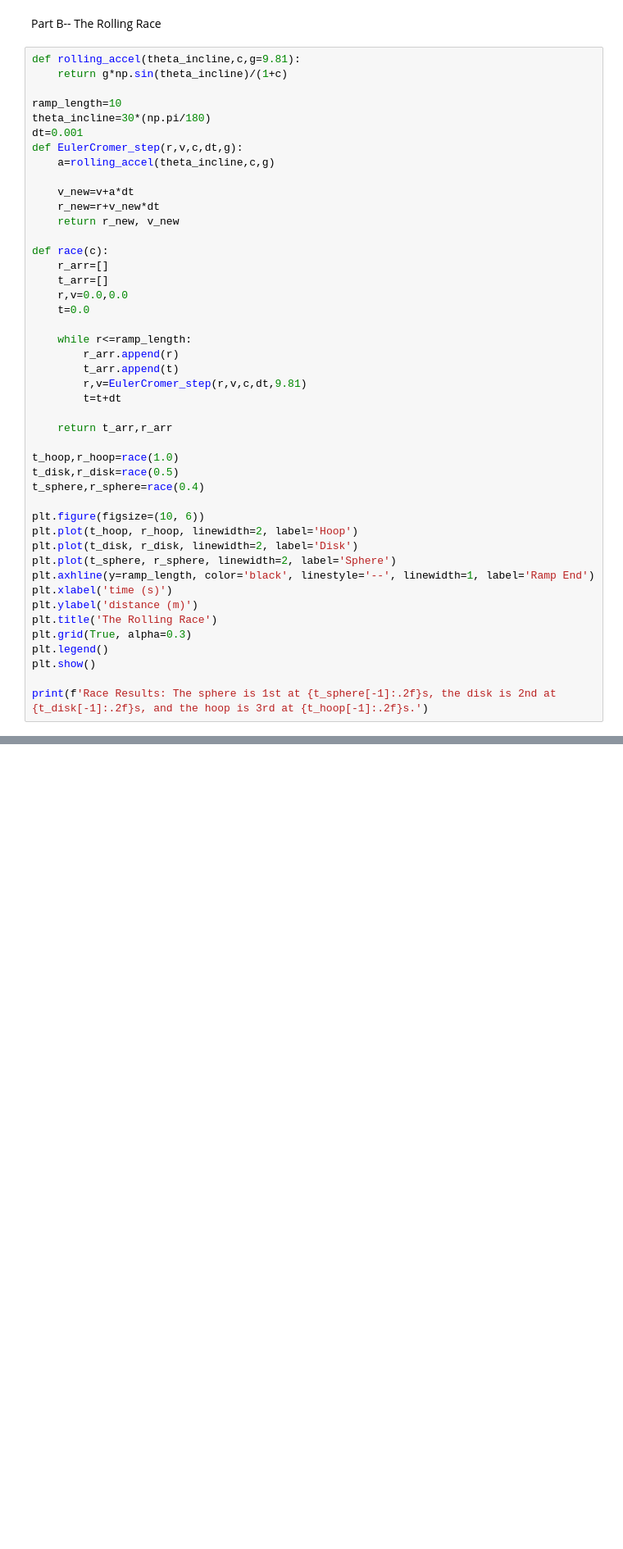
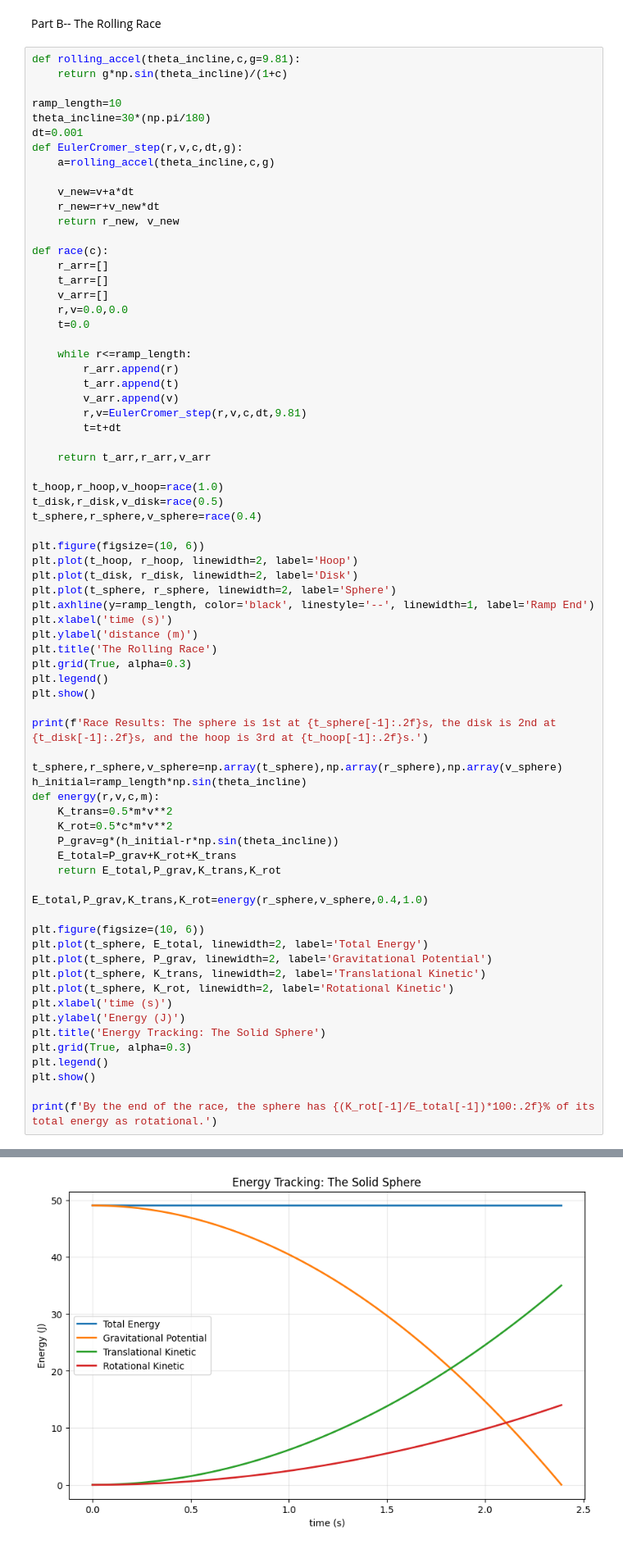
Before and after one commit to barnol-lee/phys311, a Jupyter notebook: Labs/Lab06/lab06_rotation.ipynb, the cells around one changed output, grey strips where cells are left out. Shown at 82% size. Drawn from its saved outputs; the diff is of its cells as text; blank space fills up the shorter version.

```diff
--- a/Labs/Lab06/lab06_rotation.ipynb
+++ b/Labs/Lab06/lab06_rotation.ipynb
@@ -89,34 +89,62 @@ def EulerCromer_step(r,v,c,dt,g):
 def race(c):
     r_arr=[]
     t_arr=[]
+    v_arr=[]
     r,v=0.0,0.0
     t=0.0
 
     while r<=ramp_length:
         r_arr.append(r)
         t_arr.append(t)
+        v_arr.append(v)
         r,v=EulerCromer_step(r,v,c,dt,9.81)
         t=t+dt
 
-    return t_arr,r_arr
+    return t_arr,r_arr,v_arr
 
-t_hoop,r_hoop=race(1.0)
-t_disk,r_disk=race(0.5)
-t_sphere,r_sphere=race(0.4)
+t_hoop,r_hoop,v_hoop=race(1.0)
+t_disk,r_disk,v_disk=race(0.5)
+t_sphere,r_sphere,v_sphere=race(0.4)
 
 plt.figure(figsize=(10, 6))
 plt.plot(t_hoop, r_hoop, linewidth=2, label='Hoop')
 plt.plot(t_disk, r_disk, linewidth=2, label='Disk')
 plt.plot(t_sphere, r_sphere, linewidth=2, label='Sphere')
 plt.axhline(y=ramp_length, color='black', linestyle='--', linewidth=1, label='Ramp End')
 plt.xlabel('time (s)')
 plt.ylabel('distance (m)')
 plt.title('The Rolling Race')
 plt.grid(True, alpha=0.3)
 plt.legend()
 plt.show()
 
 print(f'Race Results: The sphere is 1st at {t_sphere[-1]:.2f}s, the disk is 2nd at {t_disk[-1]:.2f}s, and the hoop is 3rd at {t_hoop[-1]:.2f}s.')
+
+t_sphere,r_sphere,v_sphere=np.array(t_sphere),np.array(r_sphere),np.array(v_sphere)
+h_initial=ramp_length*np.sin(theta_incline)
+def energy(r,v,c,m):
+    K_trans=0.5*m*v**2
+    K_rot=0.5*c*m*v**2
+    P_grav=g*(h_initial-r*np.sin(theta_incline))
+    E_total=P_grav+K_rot+K_trans
+    return E_total,P_grav,K_trans,K_rot
+
+E_total,P_grav,K_trans,K_rot=energy(r_sphere,v_sphere,0.4,1.0)
+
+plt.figure(figsize=(10, 6))
+plt.plot(t_sphere, E_total, linewidth=2, label='Total Energy')
+plt.plot(t_sphere, P_grav, linewidth=2, label='Gravitational Potential')
+plt.plot(t_sphere, K_trans, linewidth=2, label='Translational Kinetic')
+plt.plot(t_sphere, K_rot, linewidth=2, label='Rotational Kinetic')
+plt.xlabel('time (s)')
+plt.ylabel('Energy (J)')
+plt.title('Energy Tracking: The Solid Sphere')
+plt.grid(True, alpha=0.3)
+plt.legend()
+plt.show()
+
+print(f'By the end of the race, the sphere has {(K_rot[-1]/E_total[-1])*100:.2f}% of its total energy as rotational.')
 # %% [output]
 [figure]
 Race Results: The sphere is 1st at 2.39s, the disk is 2nd at 2.47s, and the hoop is 3rd at 2.85s.
+[figure, added]
```
Also changed, not shown: parts of 7 cells of this notebook.
